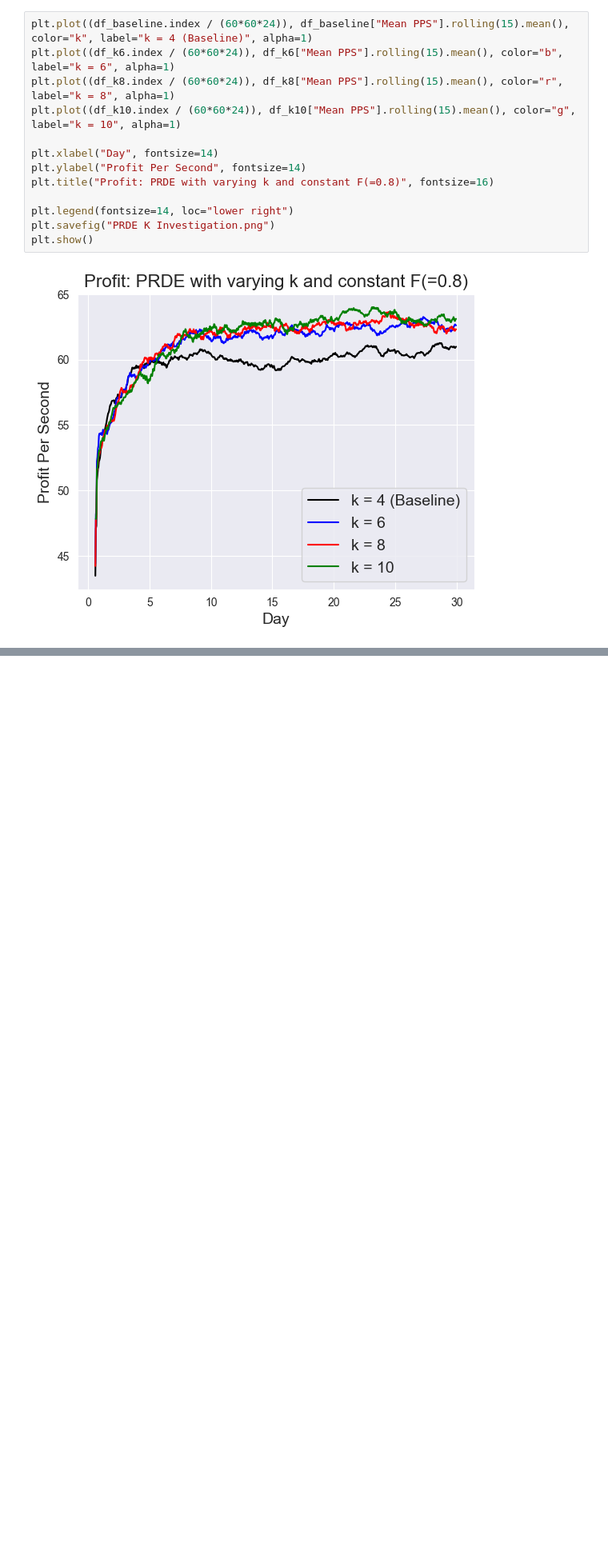
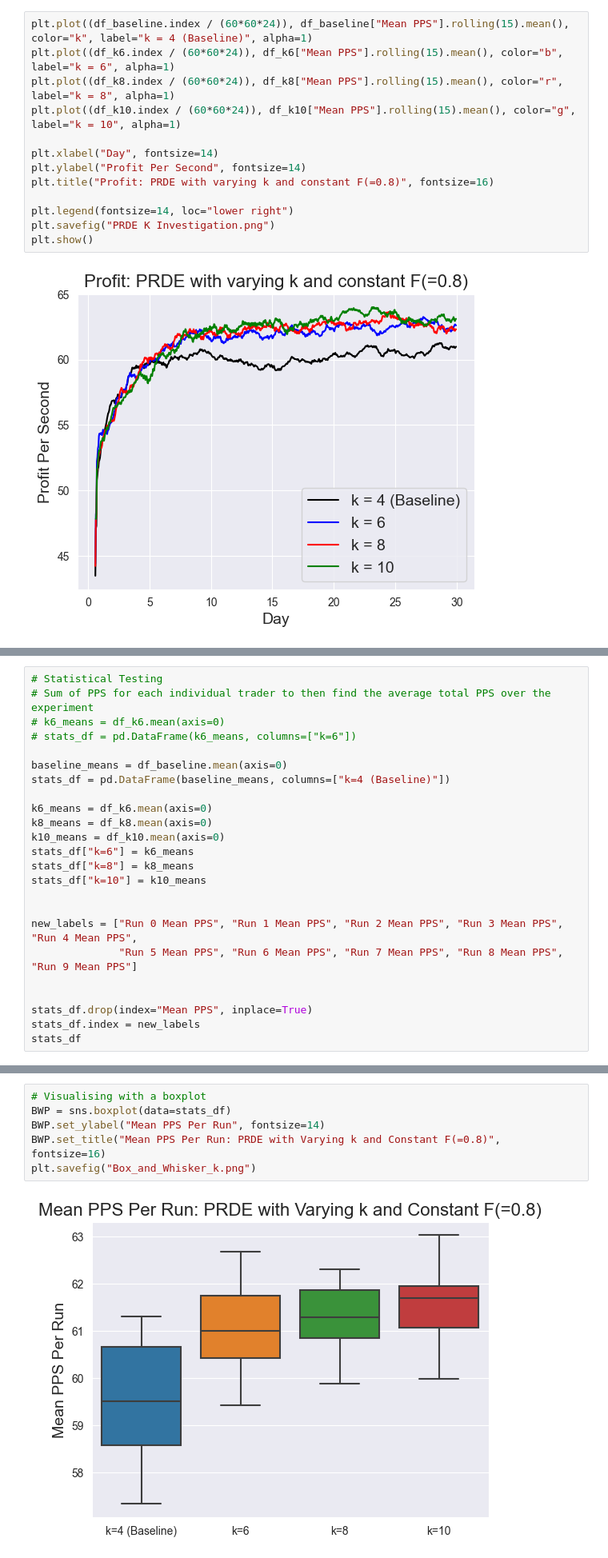
Before and after one commit to MJ-Peters/INFT-Coursework-PRDE-Trader-Evaluation-and-Improvement, a Jupyter notebook: Investigating K and F/k Experiment/k Data Analysis.ipynb, the cells around one changed output, grey strips where cells are left out. Shown: that part at 80% size. Drawn from its saved outputs; the diff is of its cells as text; blank space fills up the shorter version.

Commit message:
Added Box and Whisker Plot

```diff
--- a/Investigating K and F/k Experiment/k Data Analysis.ipynb
+++ b/Investigating K and F/k Experiment/k Data Analysis.ipynb
@@ -226,0 +225,24 @@ plt.show()
+# %%
+# Statistical Testing
+# Sum of PPS for each individual trader to then find the average total PPS over the experiment
+# k6_means = df_k6.mean(axis=0)
+# stats_df = pd.DataFrame(k6_means, columns=["k=6"])
+
+baseline_means = df_baseline.mean(axis=0)
+stats_df = pd.DataFrame(baseline_means, columns=["k=4 (Baseline)"])
+
+k6_means = df_k6.mean(axis=0)
+k8_means = df_k8.mean(axis=0)
+k10_means = df_k10.mean(axis=0)
+stats_df["k=6"] = k6_means
+stats_df["k=8"] = k8_means
+stats_df["k=10"] = k10_means
+
+
+new_labels = ["Run 0 Mean PPS", "Run 1 Mean PPS", "Run 2 Mean PPS", "Run 3 Mean PPS", "Run 4 Mean PPS",
+              "Run 5 Mean PPS", "Run 6 Mean PPS", "Run 7 Mean PPS", "Run 8 Mean PPS", "Run 9 Mean PPS"]
+
+
+stats_df.drop(index="Mean PPS", inplace=True)
+stats_df.index = new_labels
+stats_df
@@ -226,0 +261,8 @@ plt.show()
+# %%
+# Visualising with a boxplot
+BWP = sns.boxplot(data=stats_df)
+BWP.set_ylabel("Mean PPS Per Run", fontsize=14)
+BWP.set_title("Mean PPS Per Run: PRDE with Varying k and Constant F(=0.8)", fontsize=16)
+plt.savefig("Box_and_Whisker_k.png")
+# %% [output]
+[figure, added]
```
Also changed, not shown: parts of 3 cells of this notebook.
